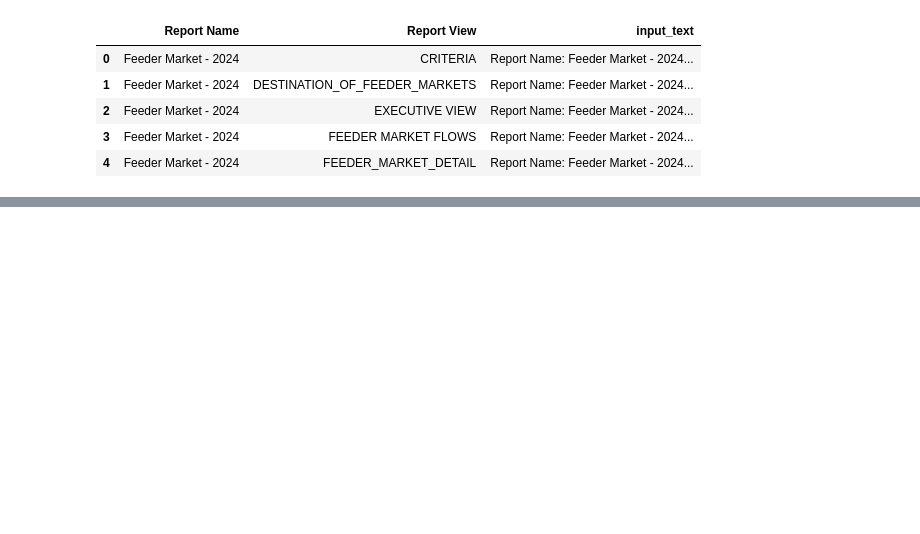
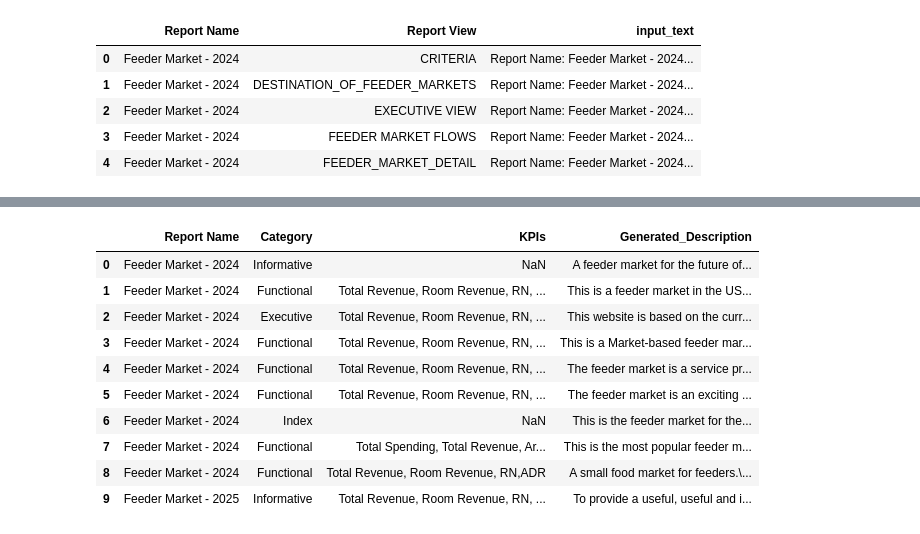
Before and after one commit to cbadenes/semantic-report-search, a Jupyter notebook: data/analysis/32_text_generation.ipynb, the cells around one changed output, grey strips where cells are left out. Cells and saved outputs as stored; diff of their text form; code cells hidden in the pictures; blank space fills up the shorter version.

```diff
--- a/data/analysis/32_text_generation.ipynb
+++ b/data/analysis/32_text_generation.ipynb
@@ -10,6 +10,10 @@ This notebook demonstrates how to use a Spanish language model to automatically
 from transformers import AutoModelForCausalLM, AutoTokenizer
 import torch
 import pandas as pd
+
+pd.set_option("display.max_colwidth", None)
+pd.set_option("display.max_columns", 100)
+pd.set_option("display.max_rows", 100)
 # %%
 model_name = "gpt2"
 tokenizer = AutoTokenizer.from_pretrained(model_name)
@@ -86 +85,21 @@ The Feeders Market is the fastest growing service in the state, and is expected
+# %%
+# Create a sample
+df_sample = df.head(10).copy()
+
+# Generate descriptions for all views
+df_sample["Generated_Description"] = df_sample["input_text"].apply(generate_description)
+
+df_sample[["Report Name", "Category", "KPIs", "Generated_Description"]].head(10)
+# %% [output]
+|  | Report Name | Category | KPIs | Generated_Description |
+| 0 | Feeder Market - 2024 | Informative | NaN | A feeder market for the future of... |
+| 1 | Feeder Market - 2024 | Functional | Total Revenue, Room Revenue, RN, ... | This is a feeder market in the US... |
+| 2 | Feeder Market - 2024 | Executive | Total Revenue, Room Revenue, RN, ... | This website is based on the curr... |
+| 3 | Feeder Market - 2024 | Functional | Total Revenue, Room Revenue, RN, ... | This is a Market-based feeder mar... |
+| 4 | Feeder Market - 2024 | Functional | Total Revenue, Room Revenue, RN, ... | The feeder market is a service pr... |
+| 5 | Feeder Market - 2024 | Functional | Total Revenue, Room Revenue, RN, ... | The feeder market is an exciting ... |
+| 6 | Feeder Market - 2024 | Index | NaN | This is the feeder market for the... |
+| 7 | Feeder Market - 2024 | Functional | Total Spending, Total Revenue, Ar... | This is the most popular feeder m... |
+| 8 | Feeder Market - 2024 | Functional | Total Revenue, Room Revenue, RN,ADR | A small food market for feeders.\... |
+| 9 | Feeder Market - 2025 | Informative | Total Revenue, Room Revenue, RN, ... | To provide a useful, useful and i... |
 # %%
```
Also changed, not shown: parts of 3 cells of this notebook.
